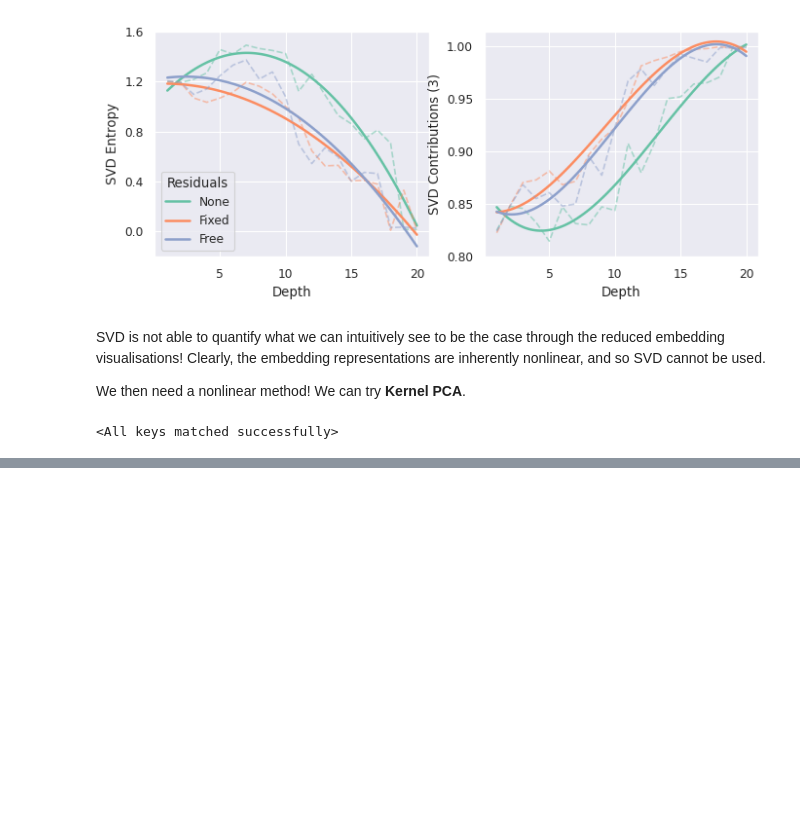
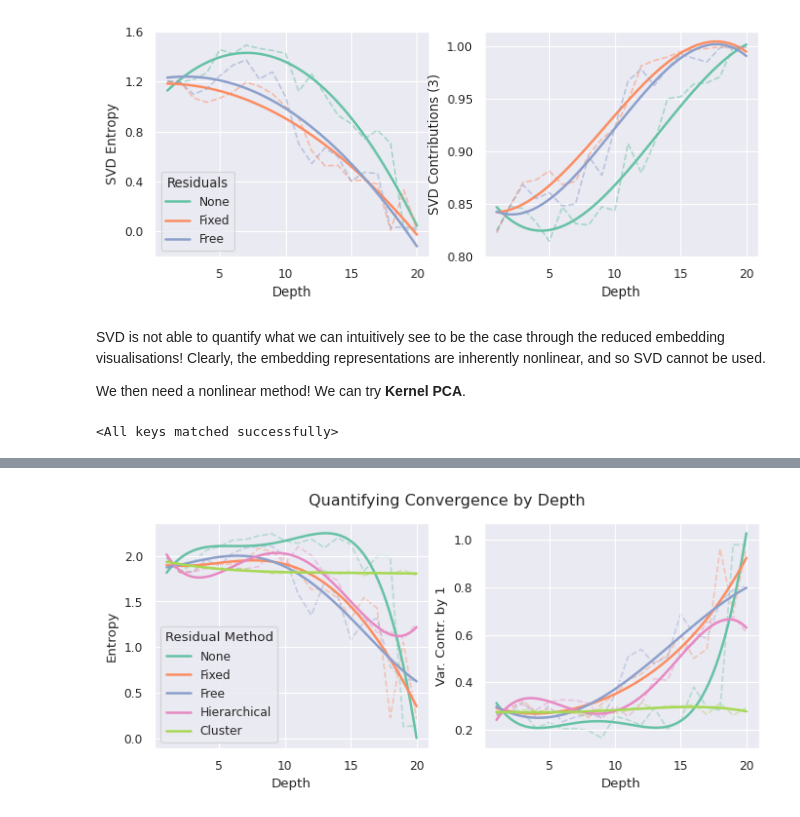
Before and after one commit to BenPrie/semantic-oversmoothing, a Jupyter notebook: convergence.ipynb, the cells around one changed output, grey strips where cells are left out. Cells and saved outputs as stored; diff of their text form; code cells hidden in the pictures; blank space fills up the shorter version.

Commit message:
Quantifying convergence and "cluster mixing"

```diff
--- a/convergence.ipynb
+++ b/convergence.ipynb
@@ -611,2 +672,21 @@ for model in [good_model, bad_model]:
+# %%
+sns.set_style('darkgrid')
+fig, axes = plt.subplots(1, 2, figsize=(8, 3), sharex='all')
+colours = sns.color_palette('Set2', n_colors=5)
+
+[sns.regplot(data=kernel_pca_stats[kernel_pca_stats['Residual'] == residual_method], x='Depth', y='Entropy', ax=axes[0], color=colours[i], scatter=False, order=4, ci=None, label=residual_method) for i, residual_method in enumerate(kernel_pca_stats['Residual'].unique())]
+sns.lineplot(data=kernel_pca_stats, x='Depth', y='Entropy', hue='Residual', ax=axes[0], linestyle='--', alpha=.4, zorder=-1)
+axes[0].legend(kernel_pca_stats['Residual'].unique(), title='Residual Method')
+
+[sns.regplot(data=kernel_pca_stats[kernel_pca_stats['Residual'] == residual_method], x='Depth', y='Var. Contr. by 1', ax=axes[1], color=colours[i], scatter=False, order=4, ci=None, label=residual_method) for i, residual_method in enumerate(kernel_pca_stats['Residual'].unique())]
+sns.lineplot(data=kernel_pca_stats, x='Depth', y='Var. Contr. by 1', hue='Residual', ax=axes[1], linestyle='--', alpha=.4, zorder=-1)
+axes[1].legend([], [], frameon=False)
+
+axes[1].set_yticks(np.arange(.2, 1.1, step=.2))
+fig.suptitle('Quantifying Convergence by Depth')
+
+fig.savefig('./figures/convergence/quantified-convergence-by-depth.pdf', bbox_inches='tight')
+# %% [output]
+[figure, added]
 # %% [markdown]
 ## Quantifying 'Cluster Mixing'
```
Also changed, not shown: parts of 20 cells of this notebook, 2 other files.
